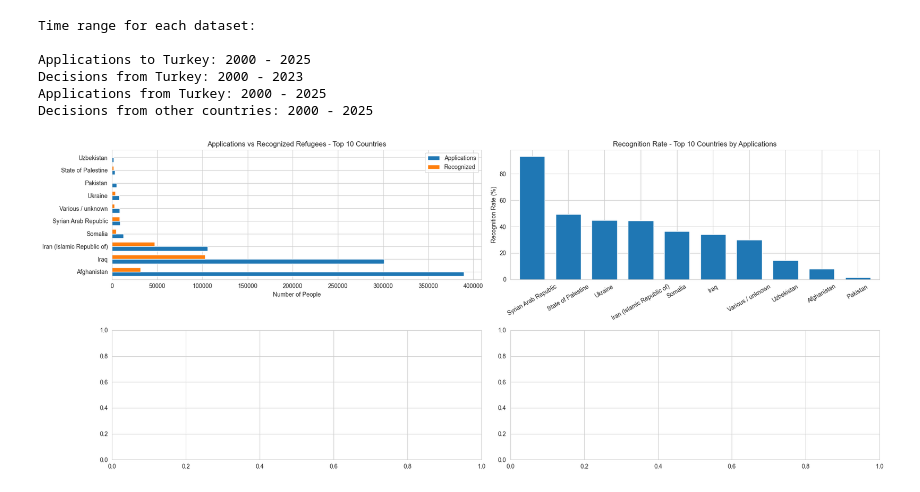
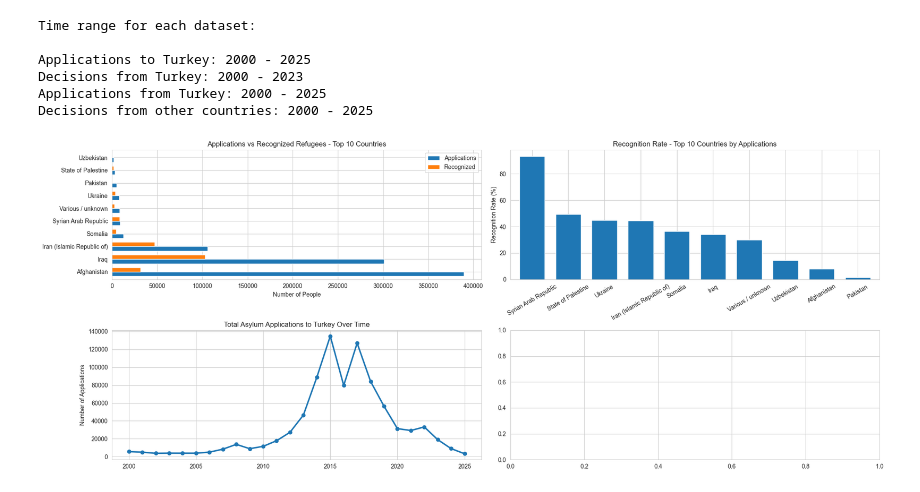
Before and after one commit to oganbayril/turkey-migration-analysis, a Jupyter notebook: notebooks/02_analysis.ipynb, the cells around one changed output. Saved outputs shown, nothing was run; the diff lists cells and outputs as text; code cells hidden in the pictures.

Commit message:
Add total asylum applications to turkey chart

```diff
--- a/notebooks/02_analysis.ipynb
+++ b/notebooks/02_analysis.ipynb
@@ -40,30 +40,58 @@ Decisions from other countries: 2000 - 2025
 # %%
 # TODO
 # top 10 origin countries (apps vs recognized), bar chart (DONE)
 # recognition rate by country, bar chart % (DONE)
-# line chart with per-year application
+# line chart with per-year application (DONE)
 # top 5 countries over time, how composition changed. probably line chart
 
 fig, axes = plt.subplots(2, 2, figsize=(20, 8))
 
 total_apps = clean_datasets['Applications to Turkey'].groupby('Country of Origin Name')['Number of Applications'].sum()
 total_recognized = clean_datasets['Decisions from Turkey'].groupby('Country of Origin Name')['Recognized'].sum()
 
 comparison = pd.DataFrame({
     'Applications': total_apps,
     'Recognized': total_recognized
 }).fillna(0)
 
 top_countries_comparison = comparison.loc[total_apps.sort_values(ascending=False).head(10).index]
-top_countries_comparison.plot(kind='barh', width=0.7, xlabel='Number of People', ylabel='', title='Applications vs Recognized Refugees - Top 10 Countries', legend=['Applications', 'Recognized'], ax=axes[0, 0])
+top_countries_comparison.plot(
+    kind='barh',
+    width=0.7,
+    xlabel='Number of People',
+    ylabel='',
+    title='Applications vs Recognized Refugees - Top 10 Countries',
+    legend=['Applications', 'Recognized'],
+    ax=axes[0, 0]
+    )
 
 
 comparison['Recognition percent'] = (total_recognized / total_apps) * 100
 recognition_rate_top_apps = comparison.loc[total_apps.sort_values(ascending=False).head(10).index]['Recognition percent'].sort_values(ascending=False)
-recognition_rate_top_apps.plot(kind='bar', width=0.7, xlabel='', ylabel='Recognition Rate (%)', title='Recognition Rate - Top 10 Countries by Applications', rot=30, ax=axes[0, 1])
+recognition_rate_top_apps.plot(
+    kind='bar',
+    width=0.7,
+    xlabel='',
+    ylabel='Recognition Rate (%)',
+    title='Recognition Rate - Top 10 Countries by Applications',
+    rot=30,
+    ax=axes[0, 1]
+    )
 
+
+total_apps_per_year = clean_datasets['Applications to Turkey'].groupby('Year')['Number of Applications'].sum()
+total_apps_per_year.plot(
+    kind='line',
+    linewidth=2.5,
+    marker='o',
+    xlabel='',
+    ylabel='Number of Applications',
+    title='Total Asylum Applications to Turkey Over Time',
+    ax=axes[1, 0],
+    grid=True
+)
 
 plt.tight_layout()
 plt.show()
 # %% [output]
-[figure, old version]
+[figure, new version]
```
